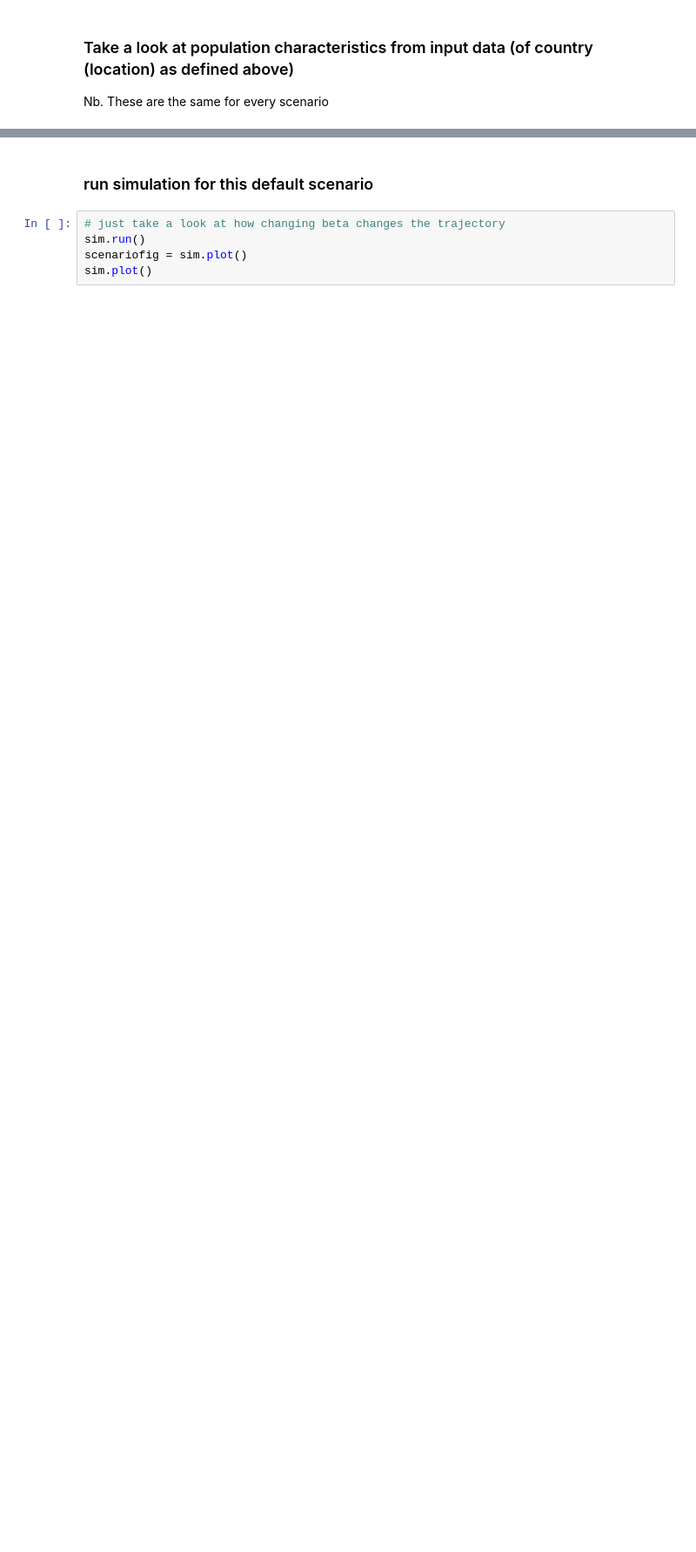
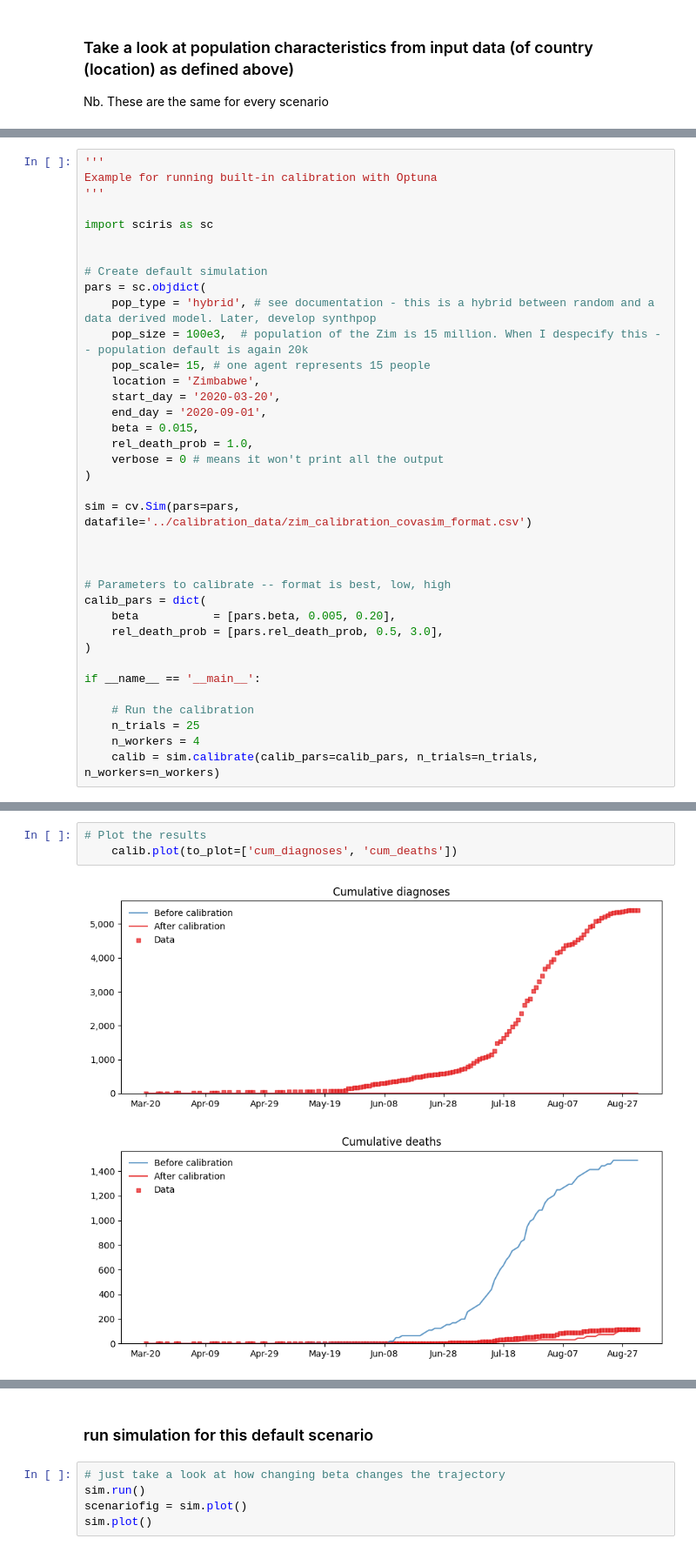
Before and after one commit to spet2094/covasim, a Jupyter notebook: my_countries/ZIM/notebooks/ZIM_retro_calibration.ipynb, the cells around one changed output, grey strips where cells are left out. Shown at 87% size. Cells and saved outputs as stored; diff of their text form; blank space fills up the shorter version.

```diff
--- a/my_countries/ZIM/notebooks/ZIM_retro_calibration.ipynb
+++ b/my_countries/ZIM/notebooks/ZIM_retro_calibration.ipynb
@@ -49,0 +211,37 @@ fig = sim.people.plot()
+# %%
+'''
+Example for running built-in calibration with Optuna
+'''
+
+import sciris as sc
+
+
+# Create default simulation
+pars = sc.objdict(
+    pop_type = 'hybrid', # see documentation - this is a hybrid between random and a data derived model. Later, develop synthpop
+    pop_size = 100e3,  # population of the Zim is 15 million. When I despecify this -- population default is again 20k
+    pop_scale= 15, # one agent represents 15 people
+    location = 'Zimbabwe',
+    start_day = '2020-03-20',
+    end_day = '2020-09-01',
+    beta = 0.015,
+    rel_death_prob = 1.0,
+    verbose = 0 # means it won't print all the output
+)
+
+sim = cv.Sim(pars=pars, datafile='../calibration_data/zim_calibration_covasim_format.csv')
+
+
+
+# Parameters to calibrate -- format is best, low, high
+calib_pars = dict(
+    beta           = [pars.beta, 0.005, 0.20],
+    rel_death_prob = [pars.rel_death_prob, 0.5, 3.0],
+)
+
+if __name__ == '__main__':
+
+    # Run the calibration
+    n_trials = 25
+    n_workers = 4
+    calib = sim.calibrate(calib_pars=calib_pars, n_trials=n_trials, n_workers=n_workers)
@@ -49,0 +280,5 @@ fig = sim.people.plot()
+# %%
+# Plot the results
+    calib.plot(to_plot=['cum_diagnoses', 'cum_deaths'])
+# %% [output]
+[figure, added]
```
Also changed, not shown: parts of 36 cells of this notebook, 12 other files.
